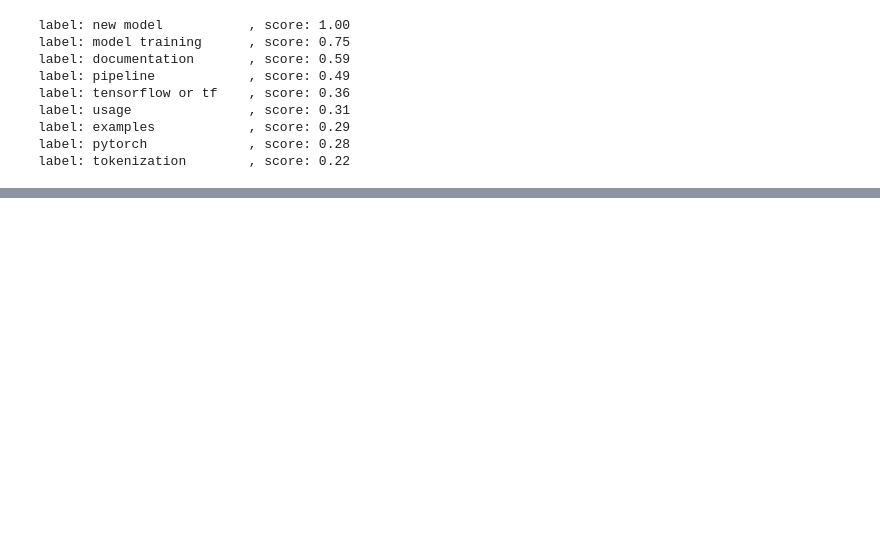
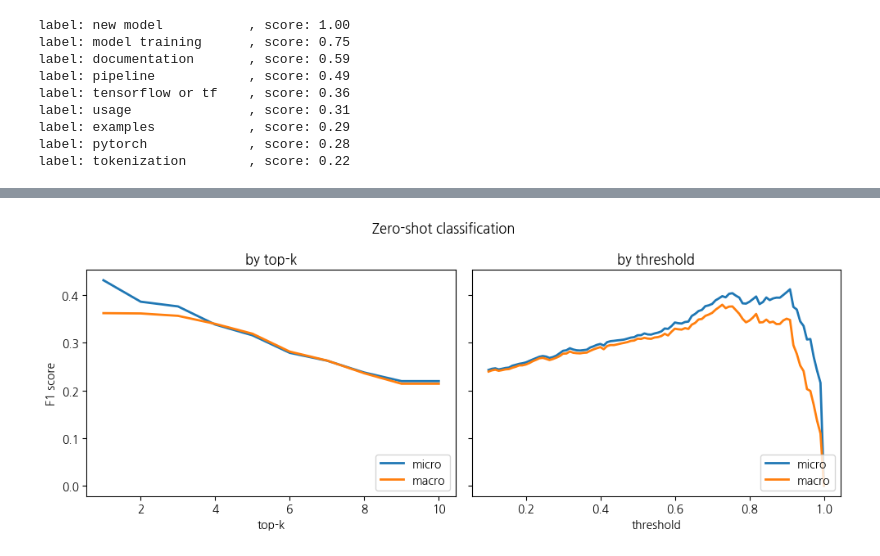
Before and after one commit to tommyjin2894/ai_study_transformer, a Jupyter notebook: 09_lack_of_label.ipynb, the cells around one changed output, grey strips where cells are left out. Saved outputs shown, nothing was run; the diff lists cells and outputs as text; code cells hidden in the pictures; blank space fills up the shorter version.

```diff
--- a/09_lack_of_label.ipynb
+++ b/09_lack_of_label.ipynb
@@ -367,3 +369,47 @@ def get_pred(example, threshold=None, top_k=None):
     else:
         raise ValueError("threshold or top_k should be provided")
     return {"pred_label_ids" : list(np.squeeze(mlb.transform([pred])))}
+
+def get_clf_report(ds):
+    y_true = np.array(ds["label_ids"])
+    y_pred = np.array(ds["pred_label_ids"])
+    return classification_report(
+        y_true, y_pred, target_names=list(label_map.values()), zero_division=0, output_dict=True
+    )
+
+macros_by_k, micros_by_k = [], []
+top_ks = [1, 2, 3, 4, 5, 6, 7, 8, 9, 10]
+for top_k in top_ks:
+    ds_zero_shot = ds_zero_shot.map(get_pred, batched=False,
+                                    fn_kwargs={"top_k": top_k})
+    clf_report = get_clf_report(ds_zero_shot)
+    micros_by_k.append(clf_report["micro avg"]["f1-score"])
+    macros_by_k.append(clf_report["macro avg"]["f1-score"])
+
+thresholds = np.linspace(0.1, 1.0, 100)
+macros_by_th, micros_by_th = [], []
+for threshold in thresholds:
+    ds_zero_shot = ds_zero_shot.map(get_pred, batched=False,
+                                    fn_kwargs={"threshold": threshold})
+    clf_report = get_clf_report(ds_zero_shot)
+    micros_by_th.append(clf_report["micro avg"]["f1-score"])
+    macros_by_th.append(clf_report["macro avg"]["f1-score"])
+# %%
+# drowing
+fig, (ax0, ax1) = plt.subplots(1, 2, figsize=(10, 4), sharey=True)
+ax0.plot(top_ks, micros_by_k, label="micro", linewidth=2)
+ax0.plot(top_ks, macros_by_k, label="macro", linewidth=2)
+ax1.plot(thresholds, micros_by_th, label="micro", linewidth=2)
+ax1.plot(thresholds, macros_by_th, label="macro", linewidth=2)
+ax0.set_title("by top-k"), ax1.set_title("by threshold")
+ax0.set_ylabel("F1 score")
+ax0.legend(loc="lower right"), ax1.legend(loc="lower right")
+for ax in [ax0, ax1]:
+    ax.set_xlabel("top-k" if ax == ax0 else "threshold")
+    ax.minorticks_off()
+
+fig.suptitle("Zero-shot classification")
+plt.tight_layout()
+plt.show()
+# %% [output]
+[figure, added]
```
Also changed, not shown: parts of 8 cells of this notebook.
